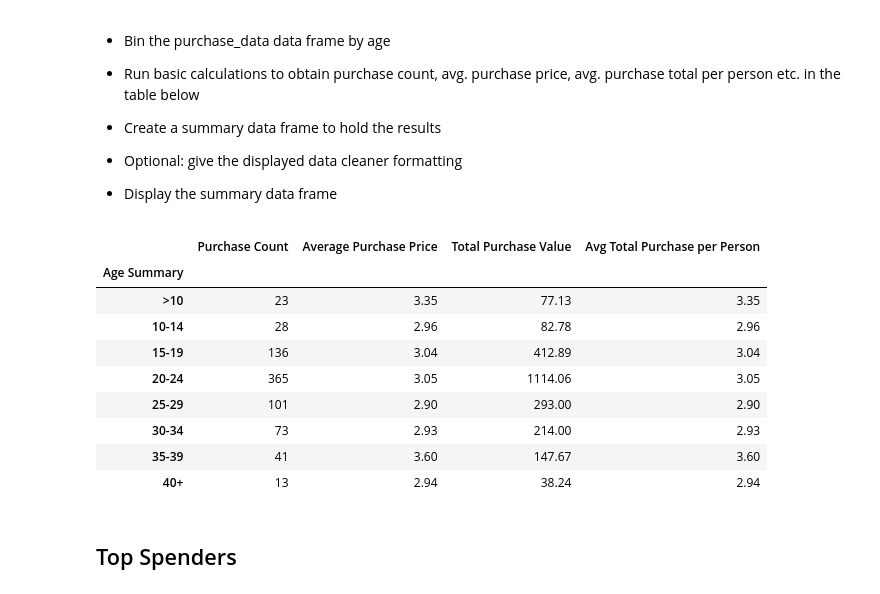
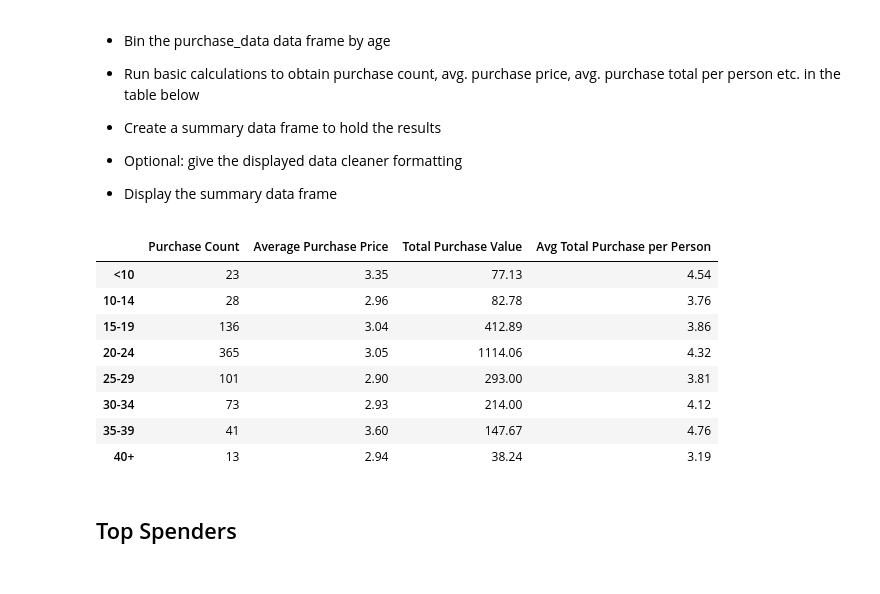
Before and after one commit to KristenScaletta/pandas-challenge, a Jupyter notebook: HeroesofPymoli/HeroesOfPymoli_challenge.ipynb, the cells around one changed output. Cells and saved outputs as stored; diff of their text form; code cells hidden in the pictures.

```diff
--- a/HeroesofPymoli/HeroesOfPymoli_challenge.ipynb
+++ b/HeroesofPymoli/HeroesOfPymoli_challenge.ipynb
@@ -143,19 +156,22 @@ gender_purchase_df
 
 * Display Age Demographics Table
 # %%
-#Establish bins for different age ranges
+#Establish bins and groups for different age ranges
 bins = [0, 9, 14, 19, 24, 29, 34, 39, 300]
-group_by = [">10", "10-14", "15-19", "20-24", "25-29", "30-34", "35-39", "40+"]
+group_by = ["<10", "10-14", "15-19", "20-24", "25-29", "30-34", "35-39", "40+"]
+group_by = [str(i) for i in group_by]
 
-#Categorize players in age bins
-unique_players_df["Age Summary"] = pd.cut(unique_players_df["Age"], bins, labels=group_by, include_lowest=True)
-#age_counts = unique_players_df["Age Summary"].value_counts()
+#Categorize players in age bins in new column in the unique players dataframe created under Gender Demopgraphics above (which must be run before this) called "Age Summary"
+unique_players_df['Age Summary'] = pd.cut(unique_players_df["Age"], bins, labels=group_by, include_lowest=True)
 
-#Summary frame to hold results
+#unique_players_df = unique_players_df.groupby(['Age Summary']) If I run this code two Age Summary columns appear but are sorted correctly.
+
+#Creates a summary dataframe to hold the age range and the total count of players in this range.
 age_df = pd.DataFrame({
-    "Total Count": unique_players_df['Age Summary'].value_counts()
-    #"Percentage of Players": [A] NEED TO FIGURE OUT THIS AND SORTING BINS
+    "Total Count": unique_players_df['Age Summary'].value_counts(),
+    "Percentage of Players": round(unique_players_df['Age Summary'].value_counts()/total_players * 100,2)
 })
 
+#Displays the summary dataframe. Note--I am having a problem getting the sort to not apply to the group_by list Any advice is welcome.
 age_df
 # %% [output]
@@ -185,35 +201,36 @@ age_df
 
 * Display the summary data frame
 # %%
-#Establish bins for different age ranges
+#Establish bins and groups for different age ranges
 bins = [0, 9, 14, 19, 24, 29, 34, 39, 300]
-group_by = [">10", "10-14", "15-19", "20-24", "25-29", "30-34", "35-39", "40+"]
+group_by = ["<10", "10-14", "15-19", "20-24", "25-29", "30-34", "35-39", "40+"]
 
-#Categorize players in age bins
+#Categorizes players in age bins
 data_file_df["Age Summary"] = pd.cut(data_file_df["Age"], bins, labels=group_by, include_lowest=True)
 #age_counts = unique_players_df["Age Summary"].value_counts()
 
+#Groups dataframe by Age Summary
 grouped_age_df = data_file_df.groupby(['Age Summary'])
 
-grouped_age_df
+#Creates a new dataframe that runs summary calculations and displays them. Note-this calls a dataframe and column created in an above cell so that must be run first.
 purchase_analysis_df = pd.DataFrame({
     "Purchase Count": grouped_age_df.count()['Item ID'],
     "Average Purchase Price": round(grouped_age_df.mean()['Price'], 2),
     "Total Purchase Value": round(grouped_age_df.sum()['Price'], 2),
-    "Avg Total Purchase per Person": round(grouped_age_df.mean()['Price'],2) #This doesn't work.
+    "Avg Total Purchase per Person": round(grouped_age_df.sum()['Price']/unique_players_df['Age Summary'].value_counts(),2)
 })
 purchase_analysis_df
+#data_file_df
 # %% [output]
 |  | Purchase Count | Average Purchase Price | Total Purchase Value | Avg Total Purchase per Person |
-| Age Summary |  |  |  |  |
-| >10 | 23 | 3.35 | 77.13 | 3.35 |
-| 10-14 | 28 | 2.96 | 82.78 | 2.96 |
-| 15-19 | 136 | 3.04 | 412.89 | 3.04 |
-| 20-24 | 365 | 3.05 | 1114.06 | 3.05 |
-| 25-29 | 101 | 2.90 | 293.00 | 2.90 |
-| 30-34 | 73 | 2.93 | 214.00 | 2.93 |
-| 35-39 | 41 | 3.60 | 147.67 | 3.60 |
-| 40+ | 13 | 2.94 | 38.24 | 2.94 |
+| <10 | 23 | 3.35 | 77.13 | 4.54 |
+| 10-14 | 28 | 2.96 | 82.78 | 3.76 |
+| 15-19 | 136 | 3.04 | 412.89 | 3.86 |
+| 20-24 | 365 | 3.05 | 1114.06 | 4.32 |
+| 25-29 | 101 | 2.90 | 293.00 | 3.81 |
+| 30-34 | 73 | 2.93 | 214.00 | 4.12 |
+| 35-39 | 41 | 3.60 | 147.67 | 4.76 |
+| 40+ | 13 | 2.94 | 38.24 | 3.19 |
 # %% [markdown]
 ## Top Spenders
 # %% [markdown]
```
Also changed, not shown: parts of 11 cells of this notebook.
